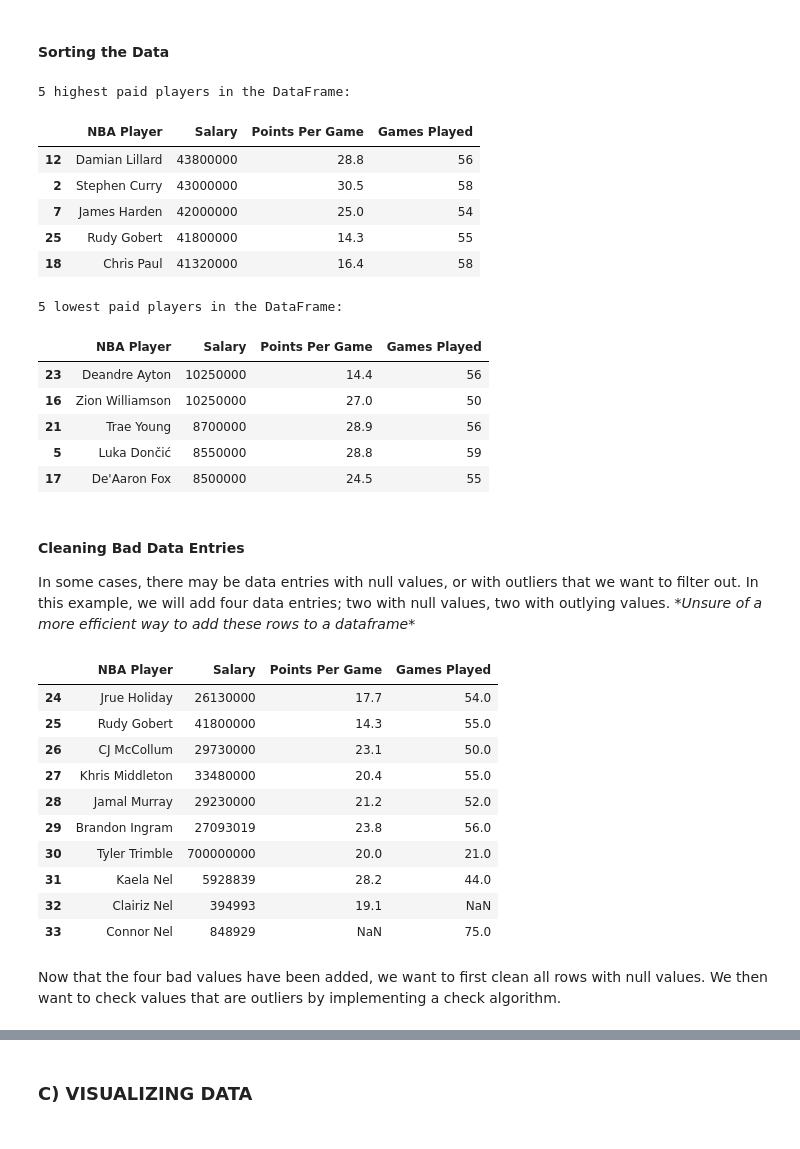
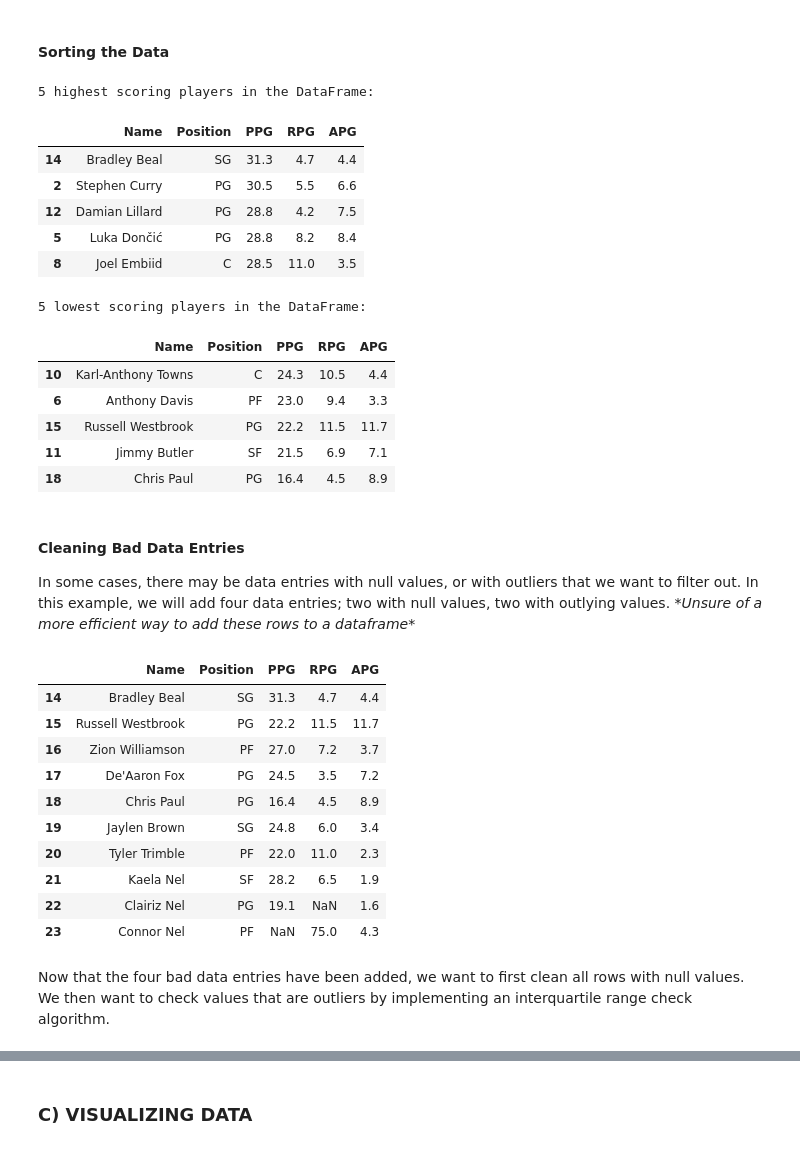
Before and after one commit to tyler-trimble/data_analysis, a Jupyter notebook: Basics_Overview.ipynb, the cells around one changed output, grey strips where cells are left out. Drawn from its saved outputs; the diff is of its cells as text; code cells hidden in the pictures.

```diff
--- a/Basics_Overview.ipynb
+++ b/Basics_Overview.ipynb
@@ -15,7 +17,7 @@ The first step is to read in the data that has been collected. To do this we wil
 Reading in a CSV file and an Excel spreadsheet
 # %%
 # Read in csv file stored in data_analysis/data_samples
-csv_input = './Data Samples/nba_players.csv'
+csv_input = './Data Samples/nba_stats.csv'
 csv_df = pd.read_csv(csv_input)
 
 # Display the new DataFrame
@@ -92,64 +120,64 @@ Columns: Index(['NBA Player', 'Salary', 'Points Per Game', 'Games Played'], dtyp
 # %%
 # Sorting data based on player salary
 # Function defaults to ascending order, ascending=False changes to descending order
-sorted_df = csv_df.sort_values(by='Salary', ascending=False)
+sorted_df = csv_df.sort_values(by='PPG', ascending=False)
 
 n = 5
-# Display N highest paid players using .head
-print(f"{str(n)} highest paid players in the DataFrame:")
+# Display N highest scoring players using .head
+print(f"{str(n)} highest scoring players in the DataFrame:")
 display(sorted_df.head(n))
 
-# Display N lowest paid players using .tail
-print(f"{str(n)} lowest paid players in the DataFrame:")
+# Display N lowest scoring players using .tail
+print(f"{str(n)} lowest scoring players in the DataFrame:")
 display(sorted_df.tail(n))
 # %% [output]
-5 highest paid players in the DataFrame:
+5 highest scoring players in the DataFrame:
-|  | NBA Player | Salary | Points Per Game | Games Played |
-| 12 | Damian Lillard | 43800000 | 28.8 | 56 |
-| 2 | Stephen Curry | 43000000 | 30.5 | 58 |
-| 7 | James Harden | 42000000 | 25.0 | 54 |
-| 25 | Rudy Gobert | 41800000 | 14.3 | 55 |
-| 18 | Chris Paul | 41320000 | 16.4 | 58 |
+|  | Name | Position | PPG | RPG | APG |
+| 14 | Bradley Beal | SG | 31.3 | 4.7 | 4.4 |
+| 2 | Stephen Curry | PG | 30.5 | 5.5 | 6.6 |
+| 12 | Damian Lillard | PG | 28.8 | 4.2 | 7.5 |
+| 5 | Luka Dončić | PG | 28.8 | 8.2 | 8.4 |
+| 8 | Joel Embiid | C | 28.5 | 11.0 | 3.5 |
-5 lowest paid players in the DataFrame:
+5 lowest scoring players in the DataFrame:
-|  | NBA Player | Salary | Points Per Game | Games Played |
-| 23 | Deandre Ayton | 10250000 | 14.4 | 56 |
-| 16 | Zion Williamson | 10250000 | 27.0 | 50 |
-| 21 | Trae Young | 8700000 | 28.9 | 56 |
-| 5 | Luka Dončić | 8550000 | 28.8 | 59 |
-| 17 | De'Aaron Fox | 8500000 | 24.5 | 55 |
+|  | Name | Position | PPG | RPG | APG |
+| 10 | Karl-Anthony Towns | C | 24.3 | 10.5 | 4.4 |
+| 6 | Anthony Davis | PF | 23.0 | 9.4 | 3.3 |
+| 15 | Russell Westbrook | PG | 22.2 | 11.5 | 11.7 |
+| 11 | Jimmy Butler | SF | 21.5 | 6.9 | 7.1 |
+| 18 | Chris Paul | PG | 16.4 | 4.5 | 8.9 |
 # %% [markdown]
 #### Cleaning Bad Data Entries
 In some cases, there may be data entries with null values, or with outliers that we want to filter out. In this example, we will add four data entries; two with null values, two with outlying values. *\*Unsure of a more efficient way to add these rows to a dataframe\**
 # %%
 # First, we add the bad data entries into a list
 new_entries = [
-    {'NBA Player': 'Tyler Trimble', 'Salary': 700000000, 'Points Per Game': 20, 'Games Played': 21},
-    {'NBA Player': 'Kaela Nel', 'Salary': 5928839, 'Points Per Game': 28.2, 'Games Played': 44},
-    {'NBA Player': 'Clairiz Nel', 'Salary': 394993, 'Points Per Game': 19.1, 'Games Played': None},
-    {'NBA Player': 'Connor Nel', 'Salary': 848929, 'Points Per Game': None, 'Games Played': 75},
+    {'Name': 'Tyler Trimble', 'Position': 'PF', 'PPG': 22, 'RPG': 11, 'APG': 2.3},
+    {'Name': 'Kaela Nel', 'Position': 'SF', 'PPG': 28.2, 'RPG': 6.5, 'APG': 1.9},
+    {'Name': 'Clairiz Nel', 'Position': 'PG', 'PPG': 19.1, 'RPG': None, 'APG': 1.6},
+    {'Name': 'Connor Nel', 'Position': 'PF', 'PPG': None, 'RPG': 75, 'APG': 4.3},
 ]
 
 # Create a temporary dataframe that holds the new entries
 temp_df = pd.DataFrame(new_entries)
 
 # Concatenate (merge) the temporary dataframe with the already existing one
 # ignore_index=True just concat's the values to the end of the dataframe
 df = pd.concat([csv_df, temp_df], ignore_index=True)
 display(df.tail(10))
 # %% [output]
-|  | NBA Player | Salary | Points Per Game | Games Played |
-| 24 | Jrue Holiday | 26130000 | 17.7 | 54.0 |
-| 25 | Rudy Gobert | 41800000 | 14.3 | 55.0 |
-| 26 | CJ McCollum | 29730000 | 23.1 | 50.0 |
-| 27 | Khris Middleton | 33480000 | 20.4 | 55.0 |
-| 28 | Jamal Murray | 29230000 | 21.2 | 52.0 |
-| 29 | Brandon Ingram | 27093019 | 23.8 | 56.0 |
-| 30 | Tyler Trimble | 700000000 | 20.0 | 21.0 |
-| 31 | Kaela Nel | 5928839 | 28.2 | 44.0 |
-| 32 | Clairiz Nel | 394993 | 19.1 | NaN |
-| 33 | Connor Nel | 848929 | NaN | 75.0 |
+|  | Name | Position | PPG | RPG | APG |
+| 14 | Bradley Beal | SG | 31.3 | 4.7 | 4.4 |
+| 15 | Russell Westbrook | PG | 22.2 | 11.5 | 11.7 |
+| 16 | Zion Williamson | PF | 27.0 | 7.2 | 3.7 |
+| 17 | De'Aaron Fox | PG | 24.5 | 3.5 | 7.2 |
+| 18 | Chris Paul | PG | 16.4 | 4.5 | 8.9 |
+| 19 | Jaylen Brown | SG | 24.8 | 6.0 | 3.4 |
+| 20 | Tyler Trimble | PF | 22.0 | 11.0 | 2.3 |
+| 21 | Kaela Nel | SF | 28.2 | 6.5 | 1.9 |
+| 22 | Clairiz Nel | PG | 19.1 | NaN | 1.6 |
+| 23 | Connor Nel | PF | NaN | 75.0 | 4.3 |
 # %% [markdown]
-Now that the four bad values have been added, we want to first clean all rows with null values. We then want to check values that are outliers by implementing a check algorithm.
+Now that the four bad data entries have been added, we want to first clean all rows with null values. We then want to check values that are outliers by implementing an interquartile range check algorithm.
 # %%
 # Display rows with null values
 print(f"Entries with null values:")
```
Also changed, not shown: parts of 10 cells of this notebook, 1 other file.
